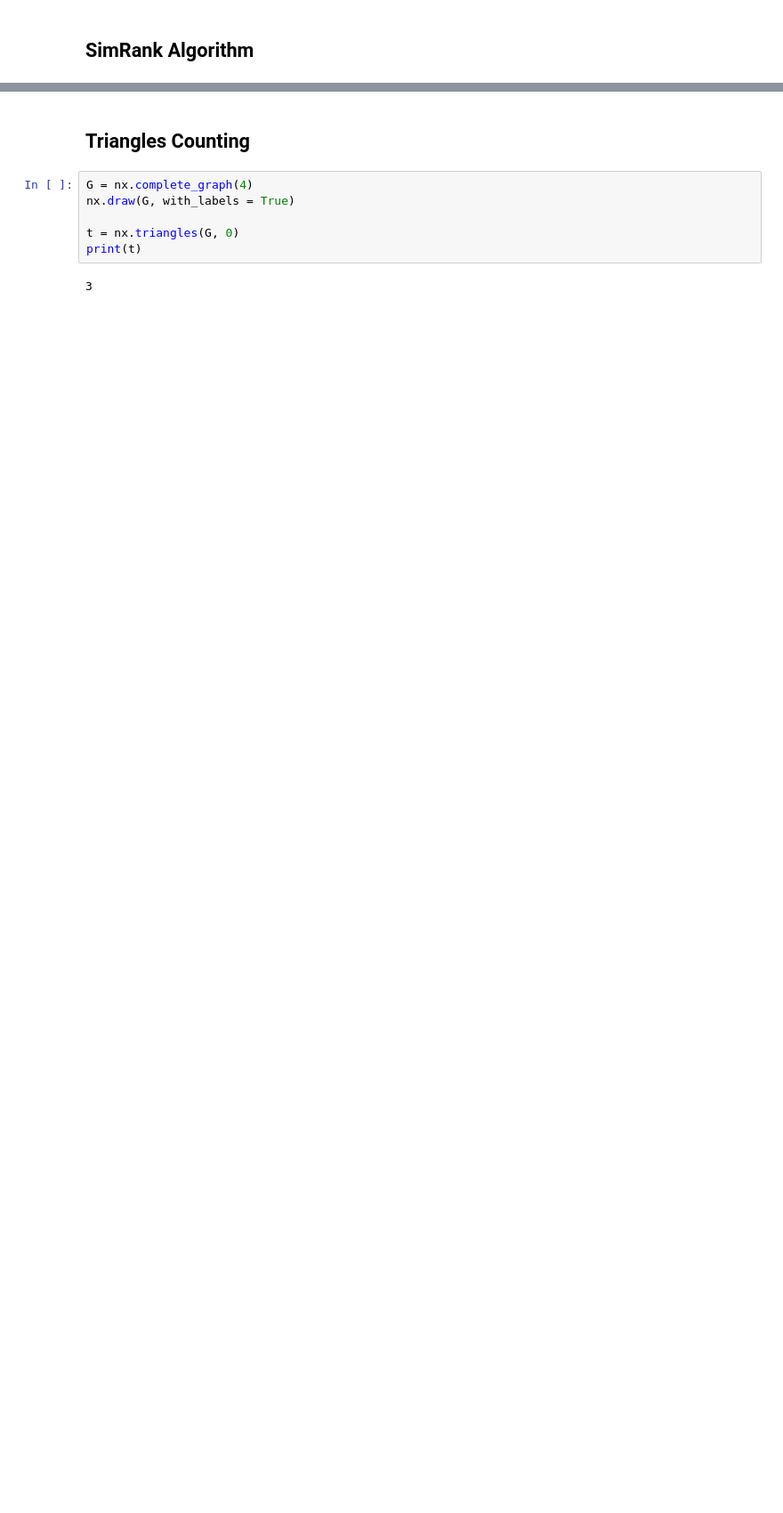
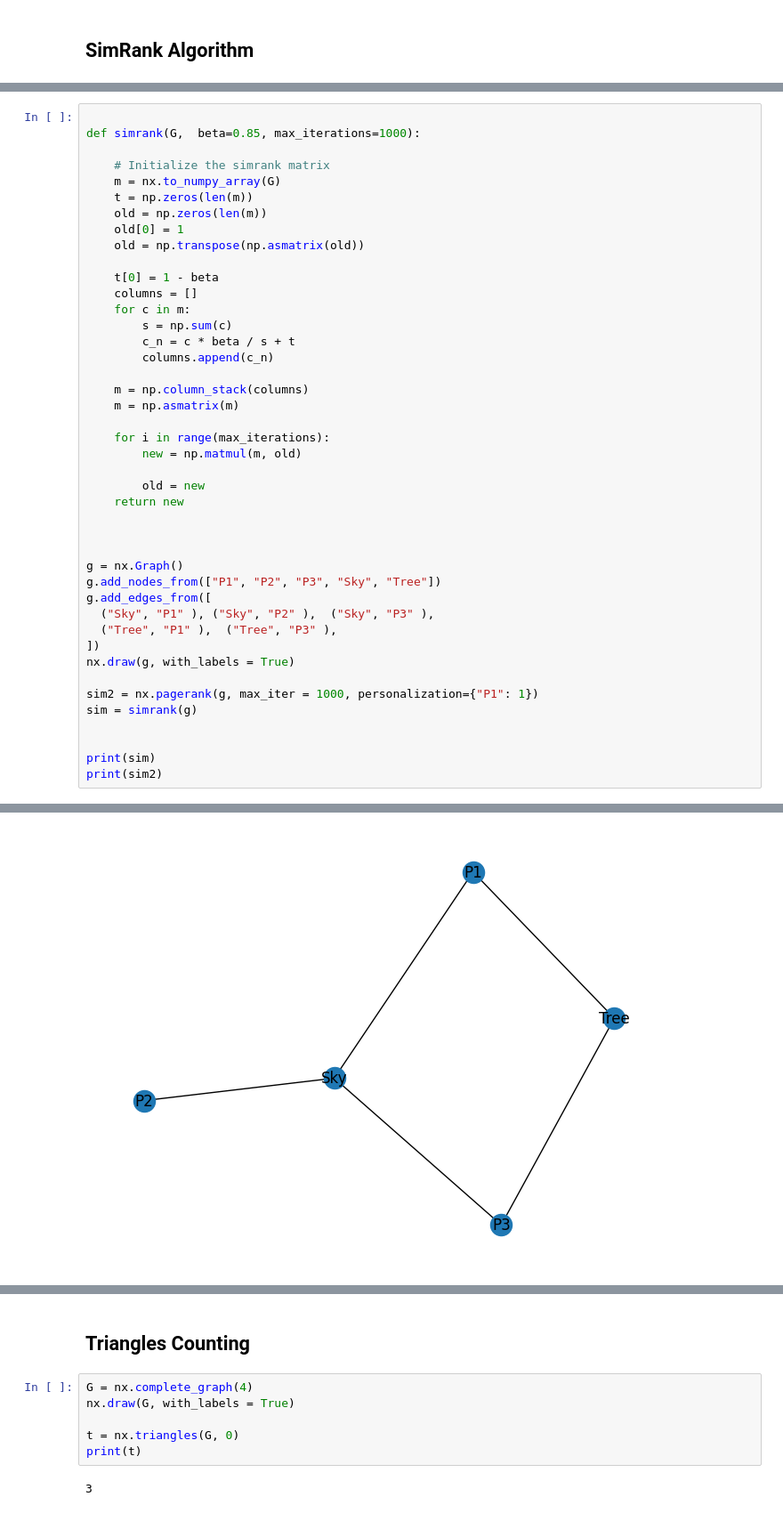
Before and after one commit to lukacsaronzs/data-mining-of-social-networks, a Jupyter notebook: social_network.ipynb, the cells around one changed output, grey strips where cells are left out. Shown at 89% size. Drawn from its saved outputs; the diff is of its cells as text; blank space fills up the shorter version.

```diff
--- a/social_network.ipynb
+++ b/social_network.ipynb
@@ -129,0 +95,44 @@ print(s[4][5])
+# %%
+
+def simrank(G,  beta=0.85, max_iterations=1000):
+
+    # Initialize the simrank matrix
+    m = nx.to_numpy_array(G)
+    t = np.zeros(len(m))
+    old = np.zeros(len(m))
+    old[0] = 1
+    old = np.transpose(np.asmatrix(old))
+
+    t[0] = 1 - beta
+    columns = []
+    for c in m:
+        s = np.sum(c)
+        c_n = c * beta / s + t
+        columns.append(c_n)
+
+    m = np.column_stack(columns)
+    m = np.asmatrix(m)
+
+    for i in range(max_iterations):
+        new = np.matmul(m, old)
+
+        old = new
+    return new
+
+
+
+g = nx.Graph()
+g.add_nodes_from(["P1", "P2", "P3", "Sky", "Tree"])
+g.add_edges_from([
+  ("Sky", "P1" ), ("Sky", "P2" ),  ("Sky", "P3" ),
+  ("Tree", "P1" ),  ("Tree", "P3" ),
+])
+nx.draw(g, with_labels = True)
+
+sim2 = nx.pagerank(g, max_iter = 1000, personalization={"P1": 1})
+sim = simrank(g)
+
+
+print(sim)
+print(sim2)
+# %% [output]
@@ -129,0 +145 @@ print(s[4][5])
+[figure, added]
```
Also changed, not shown: parts of 7 cells of this notebook.
